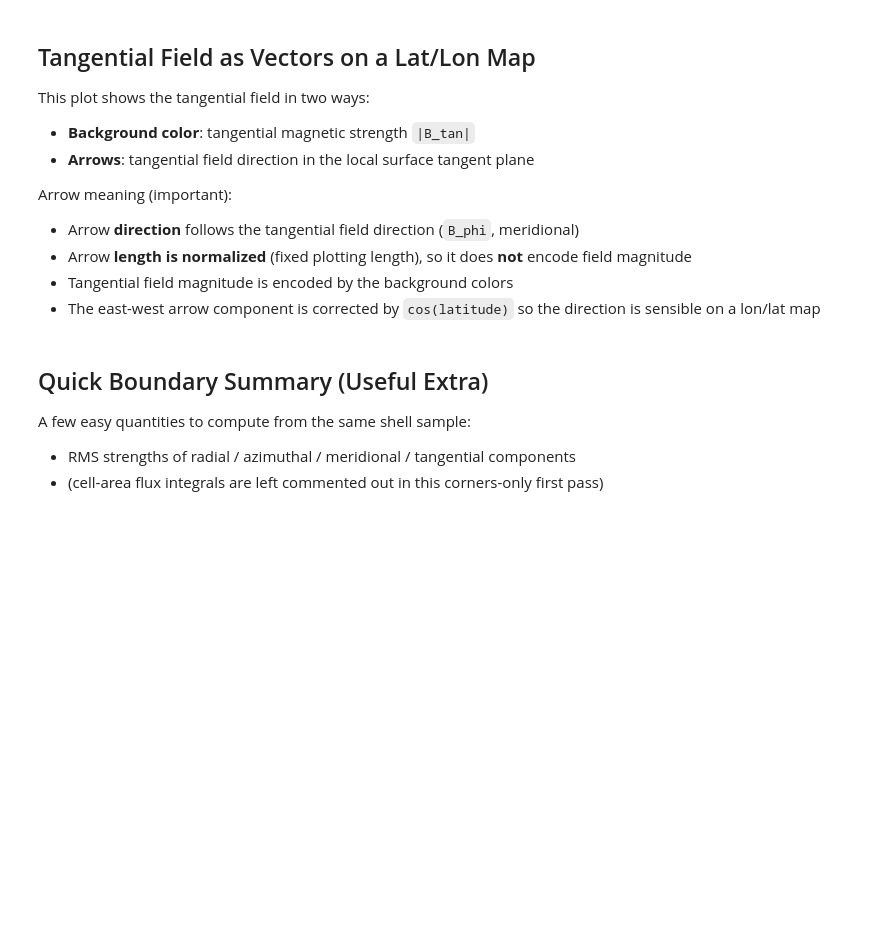
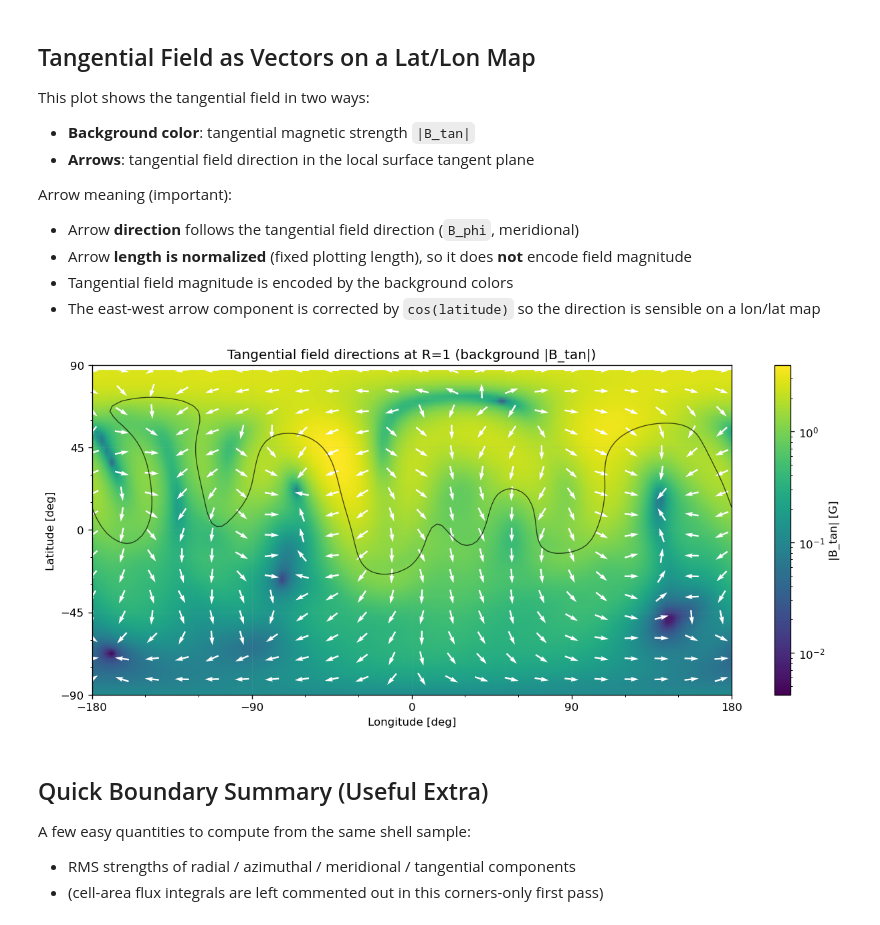
Before and after one commit to svaberg/starwinds-analysis, a Jupyter notebook: examples/smartds_inner_boundary_magnetic_zdi.ipynb, the cells around one changed output. Saved outputs shown, nothing was run; the diff lists cells and outputs as text; code cells hidden in the pictures; blank space fills up the shorter version.

```diff
--- a/examples/smartds_inner_boundary_magnetic_zdi.ipynb
+++ b/examples/smartds_inner_boundary_magnetic_zdi.ipynb
@@ -20,17 +19,15 @@ plt.rcParams['figure.dpi'] = 120
 
 We feed the stellar radius into the BATSRUS/griblet graph near the top so SI conversions are available consistently.
 # %%
-# TODO get_sample should return path object.
-DATA_FILE = Path(get_sample('3d__var_1_n00060000.plt'))
+# DONE get_sample should return path object.
+DATA_FILE = get_sample('3d__var_1_n00060000.plt')
 STAR_RADIUS_M = 696_000_000.0
 
 # Instead, get_sample can print what file it is getting. It is really only used interactively anyhow.
 print('Using:', DATA_FILE)
-#TODO why do have star_radius and body-radius?
+# DONE why do have star_radius and body-radius? use STAR_RADIUS_M directly.
 sds = SmartDs.from_file(DATA_FILE)
 sds.add_batsrus_graph(body_radius_m=STAR_RADIUS_M)
-body_radius_m = STAR_RADIUS_M
-
 
 print(sds)
 # %% [output]
@@ -153,11 +161,10 @@ Arrow meaning (important):
 - Tangential field magnitude is encoded by the background colors
 - The east-west arrow component is corrected by `cos(latitude)` so the direction is sensible on a lon/lat map
 # %%
-#DONE did you sthink it was a good idea to hide this in a function?
 fig, ax = plt.subplots(figsize=(10, 4.8), constrained_layout=True)
 img = ax.pcolormesh(
-    lon_deg_corner,
-    lat_deg_corner,
+    lon_deg,
+    lat_deg,
     b_tan,
     shading='gouraud',
     cmap='viridis',
@@ -165,49 +172,54 @@ img = ax.pcolormesh(
 )
 img.cmap.set_under(img.cmap(0.0))
 
-# Skip the polar rows for arrows (lon direction is singular at the poles).
 I_STEP, J_STEP = 4, 6
-lon_q = lon_deg_corner[1:-1:I_STEP, ::J_STEP]
-lat_q = lat_deg_corner[1:-1:I_STEP, ::J_STEP]
-b_phi_q = b_phi[1:-1:I_STEP, ::J_STEP]
-b_mer_q = b_meridional[1:-1:I_STEP, ::J_STEP]
+lon_q = lon_deg[::I_STEP, ::J_STEP]
+lat_q = lat_deg[::I_STEP, ::J_STEP]
+b_phi_q = b_phi[::I_STEP, ::J_STEP]
+b_mer_q = b_meridional[::I_STEP, ::J_STEP]
 
+# DONE investigate skipping INSIDE quiver i am pretty sure the functionality is present there.
+# Quiver skips masked vectors, so we sample a regular subset and mask poles/invalid arrows.
+# DONE is this required? Check if quiver can do this internally.
+# Yes: on a lat/lon plot, east-west angular distance shrinks by cos(latitude), so we rescale here.
 cos_lat = np.cos(np.deg2rad(lat_q))
 u = b_phi_q / cos_lat
 v = b_mer_q
 arrow_len_deg = 8.0
 mag = np.hypot(u, v)
-u = arrow_len_deg * u / mag
-v = arrow_len_deg * v / mag
+u = np.ma.masked_invalid(arrow_len_deg * u / mag)
+v = np.ma.masked_invalid(arrow_len_deg * v / mag)
 
 ax.quiver(
     lon_q,
     lat_q,
     u,
     v,
     color='white',
     angles='xy',
     scale_units='xy',
     scale=1.0,
     width=0.0025,
     pivot='mid',
 )
 
 # Polarity inversion line: B_r = 0 (drawn on the same corner grid values).
-ax.contour(lon_deg_corner, lat_deg_corner, b_r, levels=[0.0], colors='black', linewidths=0.8, alpha=0.7)
+ax.contour(lon_deg, lat_deg, b_r, levels=[0.0], colors='black', linewidths=0.8, alpha=0.7)
 
 ax.set_xlim(-180, 180)
 ax.set_ylim(-90, 90)
 ax.xaxis.set_major_locator(MultipleLocator(90))
 ax.xaxis.set_minor_locator(MultipleLocator(30))
 ax.yaxis.set_major_locator(MultipleLocator(45))
 ax.yaxis.set_minor_locator(MultipleLocator(15))
 ax.grid(which='major', alpha=0.15, linewidth=0.5)
 ax.set_xlabel('Longitude [deg]')
 ax.set_ylabel('Latitude [deg]')
 ax.set_title(f'Tangential field directions at R={R_BOUNDARY:g} (background |B_tan|)')
 fig.colorbar(img, ax=ax, label=f'|B_tan| [{B_PLOT_UNIT}]')
 plt.show()
+# %% [output]
+[figure, added]
 # %% [markdown]
 ## Quick Boundary Summary (Useful Extra)
 
```
Also changed, not shown: parts of 5 cells of this notebook.
